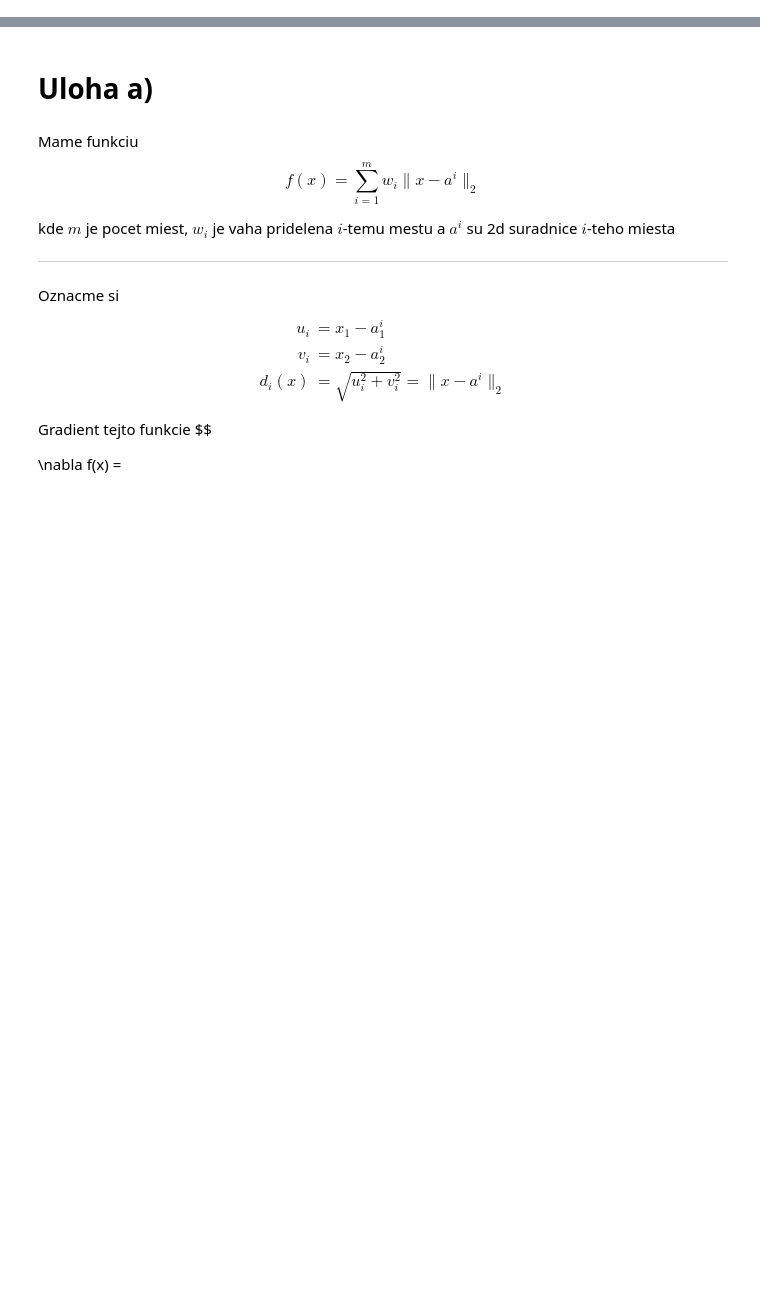
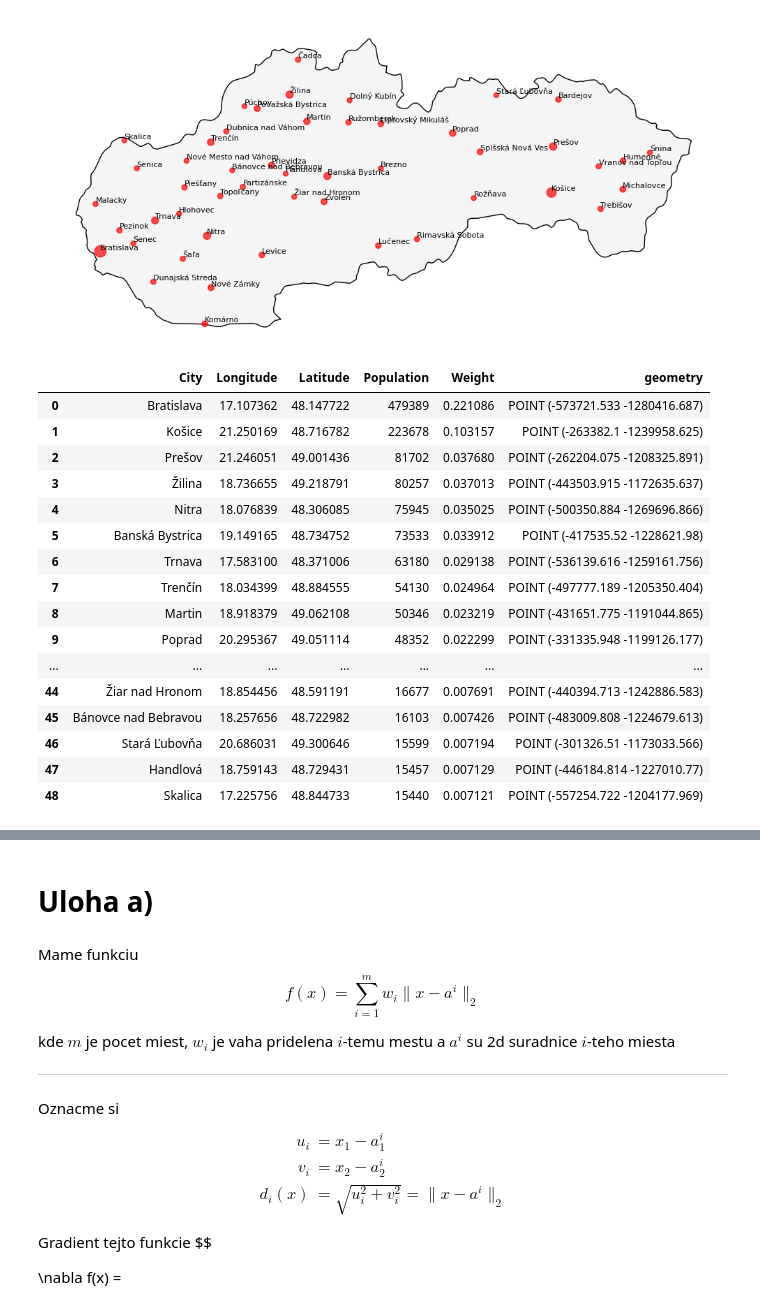
Before and after one commit to Retr-1/MVO-LPA-MjaBaRieVi, a Jupyter notebook: main.ipynb, the cells around one changed output, grey strips where cells are left out. Saved outputs shown, nothing was run; the diff lists cells and outputs as text; code cells hidden in the pictures; blank space fills up the shorter version.

Commit message:
added map + loading data

```diff
--- a/main.ipynb
+++ b/main.ipynb
@@ -0,0 +3,80 @@
+# %%
+import numpy as np
+import pandas as pd
+import geopandas as gpd
+from shapely.geometry import Point
+import matplotlib.pyplot as plt
+
+
+DF_MESTA = pd.read_csv(
+    'data/slovensko.csv',
+    sep=','
+)
+
+SUCET_POPULACIE = DF_MESTA['Population'].sum()
+DF_MESTA['Weight'] = DF_MESTA['Population'] / SUCET_POPULACIE
+
+DF_MESTA['geometry'] = [Point(xy) for xy in zip(DF_MESTA['Longitude'], DF_MESTA['Latitude'])]
+
+DF_MESTA = gpd.GeoDataFrame(DF_MESTA, geometry='geometry', crs='EPSG:4326')
+DF_MESTA = DF_MESTA.to_crs(epsg=5514)
+
+# world = gpd.read_file(
+#     "https://naturalearth.s3.amazonaws.com/110m_cultural/ne_110m_admin_0_countries.zip"
+# )
+# slovakia = world[world["ADMIN"] == "Slovakia"]
+# slovakia = gpd.read_file(
+#     "https://geodata.ucdavis.edu/gadm/gadm4.1/json/gadm41_SVK_0.json"
+# )
+slovakia = gpd.read_file(
+    "https://naturalearth.s3.amazonaws.com/10m_cultural/ne_10m_admin_0_countries.zip"
+)
+
+slovakia = slovakia[slovakia["ISO_A3"] == "SVK"]
+slovakia = slovakia.to_crs(epsg=5514)
+
+
+fig, ax = plt.subplots(figsize=(10,8))
+
+slovakia.plot(
+    ax=ax,
+    color='whitesmoke',
+    edgecolor='black'
+)
+
+DF_MESTA.plot(
+    ax=ax,
+    color='red',
+    markersize=np.sqrt(DF_MESTA['Population']) / 5,
+    alpha=0.7
+)
+
+for x,y,city in zip(DF_MESTA.geometry.x, DF_MESTA.geometry.y, DF_MESTA['City']):
+    ax.text(x,y,city, fontsize=8, ha='left', va='bottom')
+
+ax.set_axis_off()
+
+plt.tight_layout()
+plt.show()
+
+
+display(DF_MESTA)
+# %% [output]
+[figure, added]
+|  | City | Longitude | Latitude | Population | Weight | geometry |
+| 0 | Bratislava | 17.107362 | 48.147722 | 479389 | 0.221086 | POINT (-573721.533 -1280416.687) |
+| 1 | Košice | 21.250169 | 48.716782 | 223678 | 0.103157 | POINT (-263382.1 -1239958.625) |
+| 2 | Prešov | 21.246051 | 49.001436 | 81702 | 0.037680 | POINT (-262204.075 -1208325.891) |
+| 3 | Žilina | 18.736655 | 49.218791 | 80257 | 0.037013 | POINT (-443503.915 -1172635.637) |
+| 4 | Nitra | 18.076839 | 48.306085 | 75945 | 0.035025 | POINT (-500350.884 -1269696.866) |
+| 5 | Banská Bystrica | 19.149165 | 48.734752 | 73533 | 0.033912 | POINT (-417535.52 -1228621.98) |
+| 6 | Trnava | 17.583100 | 48.371006 | 63180 | 0.029138 | POINT (-536139.616 -1259161.756) |
+| 7 | Trenčín | 18.034399 | 48.884555 | 54130 | 0.024964 | POINT (-497777.189 -1205350.404) |
+| 8 | Martin | 18.918379 | 49.062108 | 50346 | 0.023219 | POINT (-431651.775 -1191044.865) |
+| 9 | Poprad | 20.295367 | 49.051114 | 48352 | 0.022299 | POINT (-331335.948 -1199126.177) |
+| ... | ... | ... | ... | ... | ... | ... |
+| 44 | Žiar nad Hronom | 18.854456 | 48.591191 | 16677 | 0.007691 | POINT (-440394.713 -1242886.583) |
+| 45 | Bánovce nad Bebravou | 18.257656 | 48.722982 | 16103 | 0.007426 | POINT (-483009.808 -1224679.613) |
+| 46 | Stará Ľubovňa | 20.686031 | 49.300646 | 15599 | 0.007194 | POINT (-301326.51 -1173033.566) |
+| 47 | Handlová | 18.759143 | 48.729431 | 15457 | 0.007129 | POINT (-446184.814 -1227010.77) |
+| 48 | Skalica | 17.225756 | 48.844733 | 15440 | 0.007121 | POINT (-557254.722 -1204177.969) |
```
Also changed, not shown: parts of 4 cells of this notebook.
